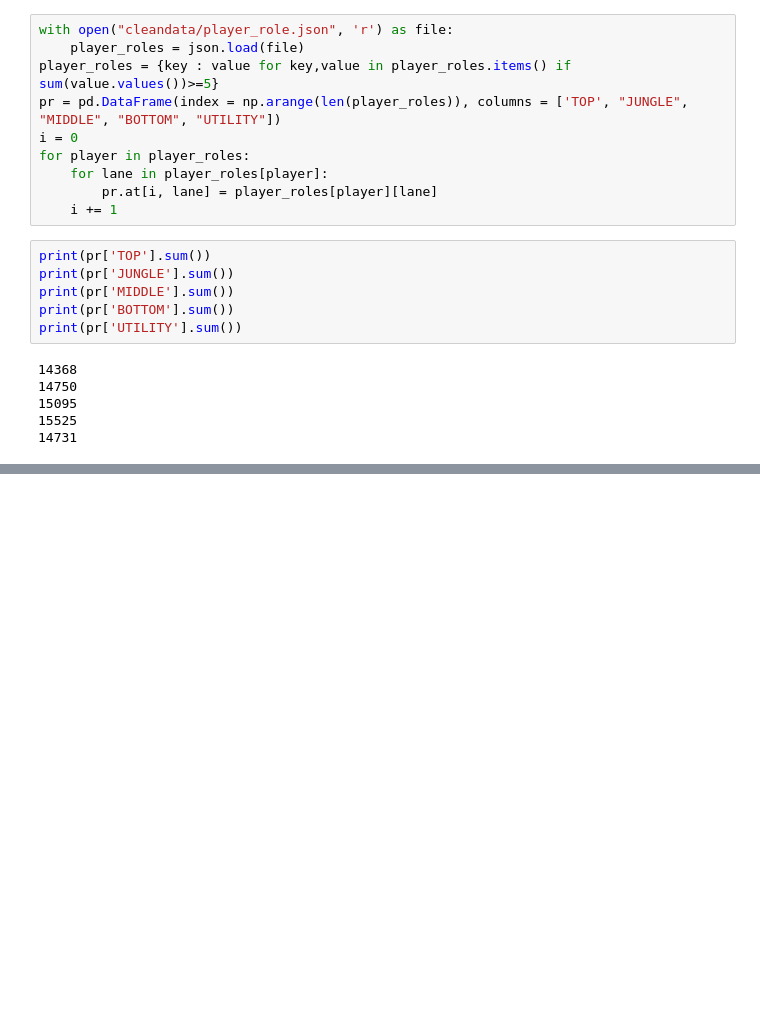
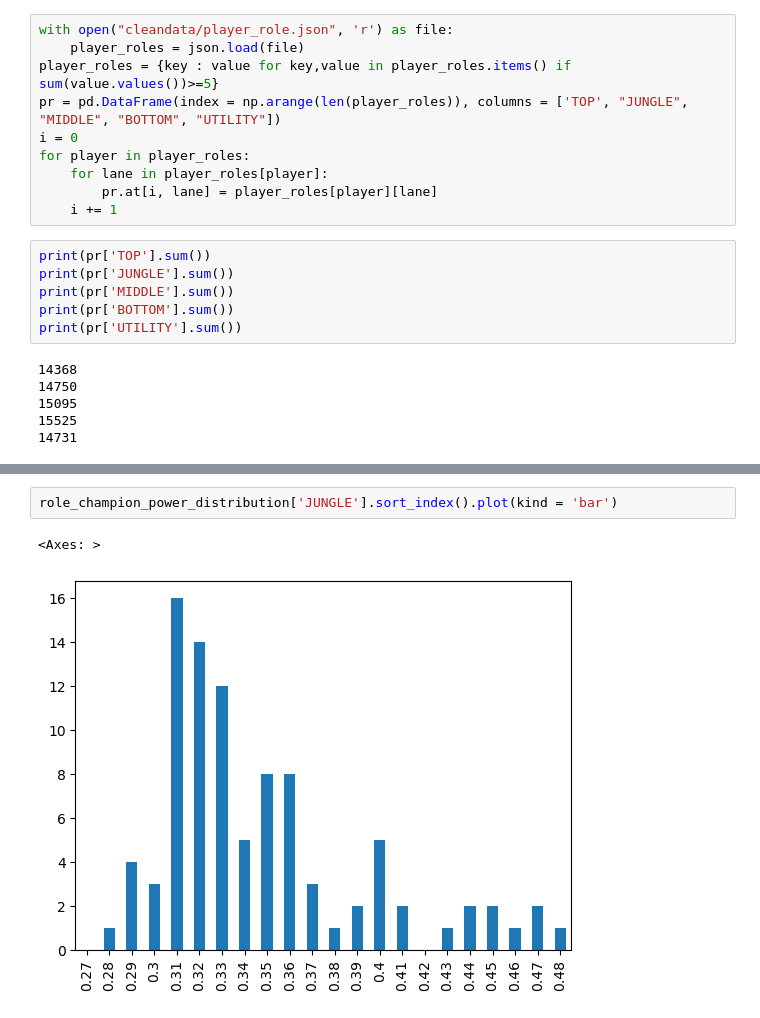
Before and after one commit to hnahtneyugn/LOL-Data-Processing-with-Python, a Jupyter notebook: codes.ipynb, the cells around one changed output, grey strips where cells are left out. Saved outputs shown, nothing was run; the diff lists cells and outputs as text; blank space fills up the shorter version.

```diff
--- a/codes.ipynb
+++ b/codes.ipynb
@@ -784,0 +909,5 @@ Zyra             [JUNGLE, UTILITY]
+# %%
+role_champion_power_distribution['JUNGLE'].sort_index().plot(kind = 'bar')
+# %% [output]
+<Axes: >
+[figure, added]
```
Also changed, not shown: parts of 23 cells of this notebook.
